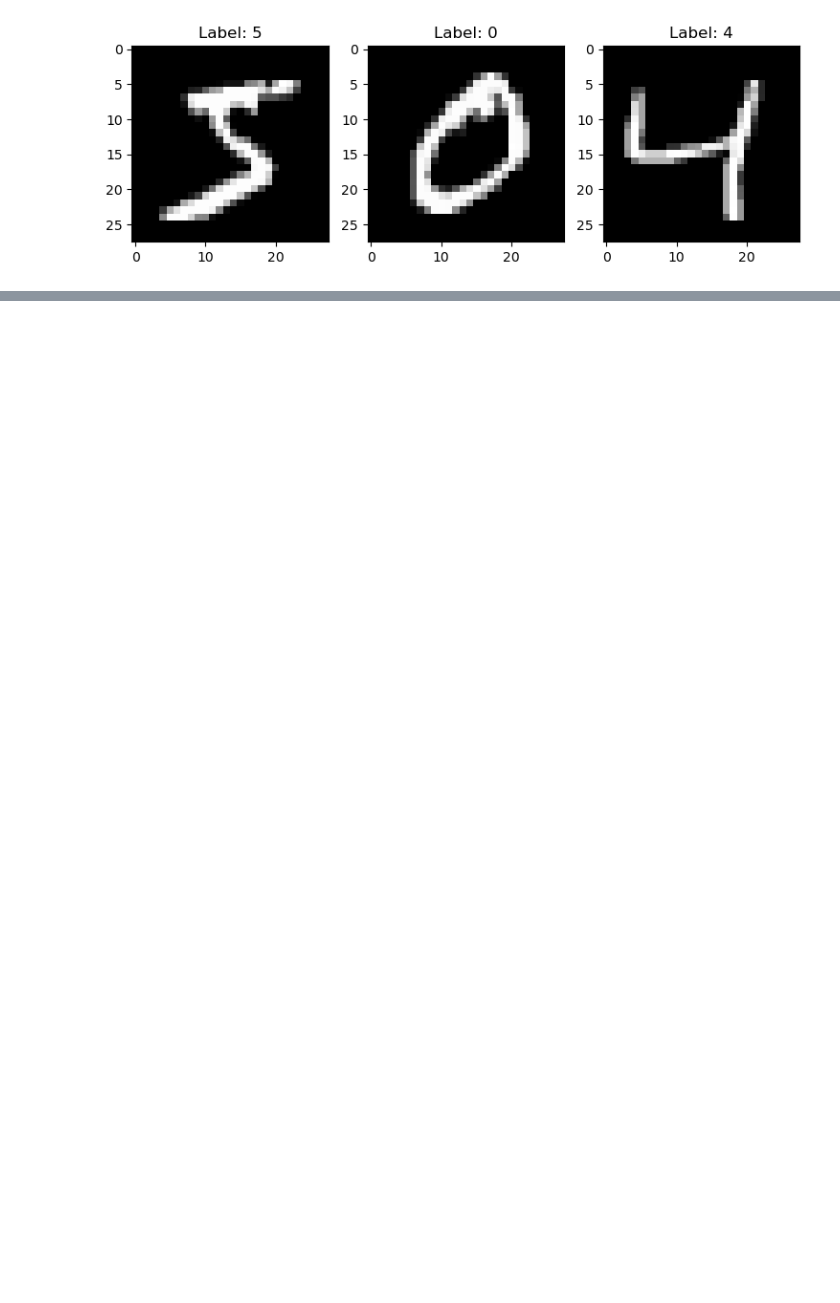
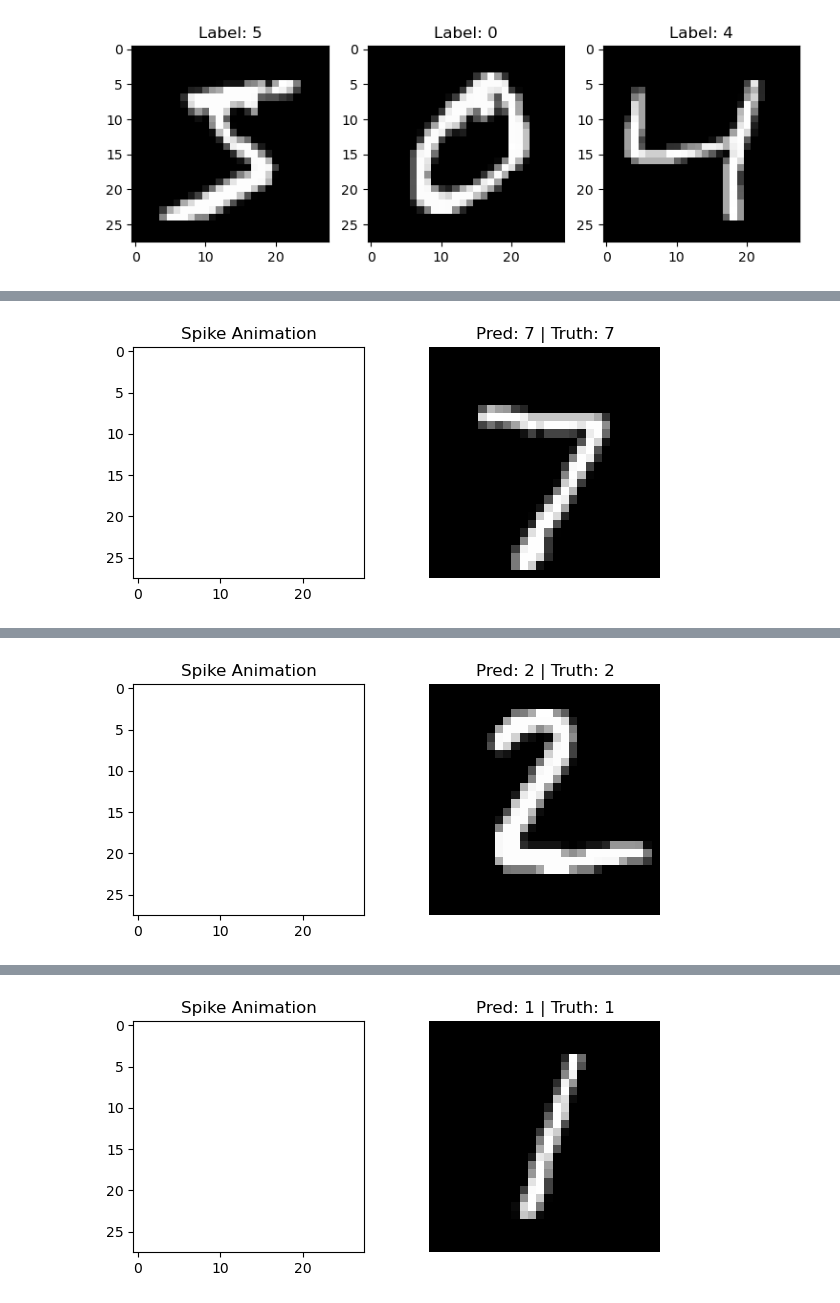
Before and after one commit to apedersen00/fenrir, a Jupyter notebook: snntorch/convolution/mnist_conv_pool.ipynb, the cells around one changed output, grey strips where cells are left out. Cells and saved outputs as stored; diff of their text form; code cells hidden in the pictures; blank space fills up the shorter version.

```diff
--- a/snntorch/convolution/mnist_conv_pool.ipynb
+++ b/snntorch/convolution/mnist_conv_pool.ipynb
@@ -194,13 +194,13 @@ class CustomSNN(nn.Module):
     def __init__(self, num_classes=10):
         super().__init__()
         self.event_convpool = EventConvPool(
-            in_channels=1, out_channels=8,
+            in_channels=1, out_channels=num_class,
             kernel_size_conv=3, kernel_size_pool=2, stride_pool=2,
             threshold=3.0
         )
         # Output size after conv (no padding, 3x3 kernel): 26x26
         # After 2x2 pool, stride 2: 13x13
-        self.fc = nn.Linear(8 * 13 * 13, num_classes)
+        self.fc = nn.Linear(num_class * 13 * 13, num_classes)
 
     def forward(self, input_spikes):
         num_steps = input_spikes.shape[0]
@@ -211,7 +211,7 @@ class CustomSNN(nn.Module):
         out = self.fc(flat.float())
         return out
 # %%
-EPOCHS = 1
+EPOCHS = 15
 device = 'cuda' if torch.cuda.is_available() else 'cpu'
 model = CustomSNN().to(device)
 optimizer = optim.Adam(model.parameters(), lr=1e-3)
@@ -281 +280,3 @@ Epoch [1/1] | Loss: 3.4355 | Acc: 66.33%
 Training finished.
+# %%
+test_loader = DataLoader(mnist_test, batch_size=batch_size, shuffle=False)
@@ -281,0 +327,53 @@ Training finished.
+# %%
+import snntorch.spikeplot as splt
+import matplotlib.pyplot as plt
+from IPython.display import HTML, display
+
+# Parameters
+num_samples = 4
+num_steps = 100  # match your training
+batch_size = num_samples
+
+# Get a batch of test samples
+data_iter = iter(test_loader)
+images, labels = next(data_iter)
+images, labels = images[:num_samples], labels[:num_samples]
+images, labels = images.to(device), labels.to(device)
+
+# Spike encode
+spike_data = spikegen.latency(
+    images,
+    num_steps=num_steps,
+    tau=25,
+    threshold=0.01,
+    linear=True,
+    normalize=True,
+    clip=True
+).to(device)
+
+with torch.no_grad():
+    outputs = model(spike_data)
+    predicted = outputs.argmax(dim=1)
+
+# Plot each sample in a 4-row grid (spike animation left, static image right)
+for i in range(num_samples):
+    # Prepare spike train animation
+    spike_sample = spike_data[:, i, 0].cpu()  # [num_steps, 28, 28]
+    fig, axs = plt.subplots(1, 2, figsize=(7, 3))
+
+    # Spike animation
+    anim = splt.animator(spike_sample, fig, axs[0], interval=7, cmap='binary')
+    axs[0].set_title("Spike Animation")
+
+    # Static image on the right
+    axs[1].imshow(images[i, 0].cpu(), cmap='gray')
+    axs[1].set_title(f"Pred: {predicted[i].item()} | Truth: {labels[i].item()}")
+    axs[1].axis('off')
+
+    # Remove the blank axis (left) for animation; it's replaced by HTML video
+    plt.close(fig)
+
+    # Display side by side in Jupyter
+    display(HTML(anim.to_html5_video()))
+    display(fig)
+# %% [output]
@@ -281,0 +381 @@ Training finished.
+[figure, added]
@@ -281,0 +383 @@ Training finished.
+[figure, added]
@@ -281,0 +385 @@ Training finished.
+[figure, added]
```
Also changed, not shown: parts of 5 cells of this notebook, 1 other file.
